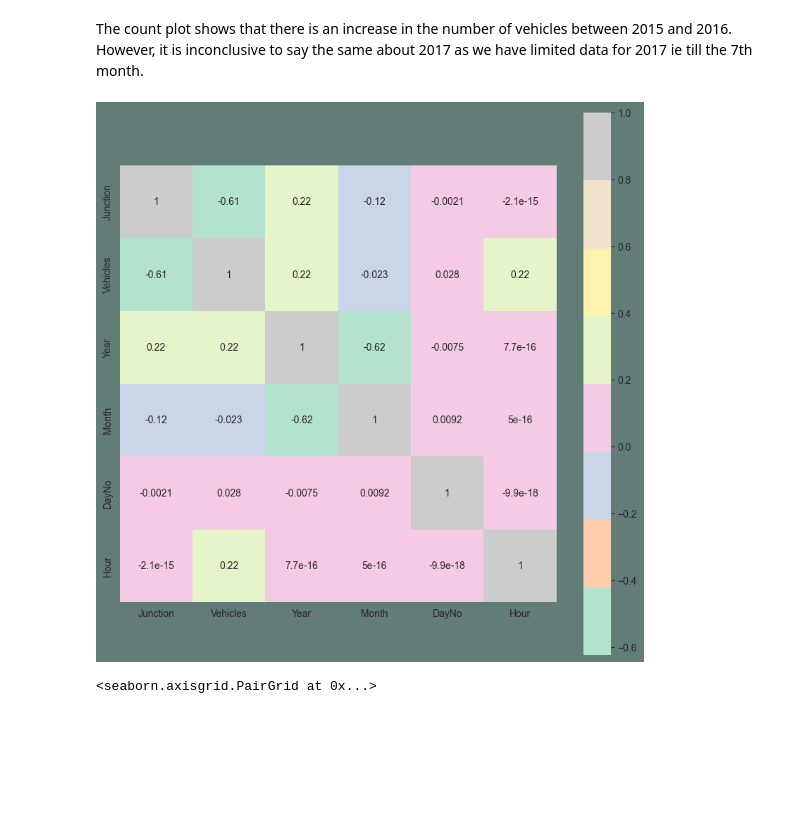
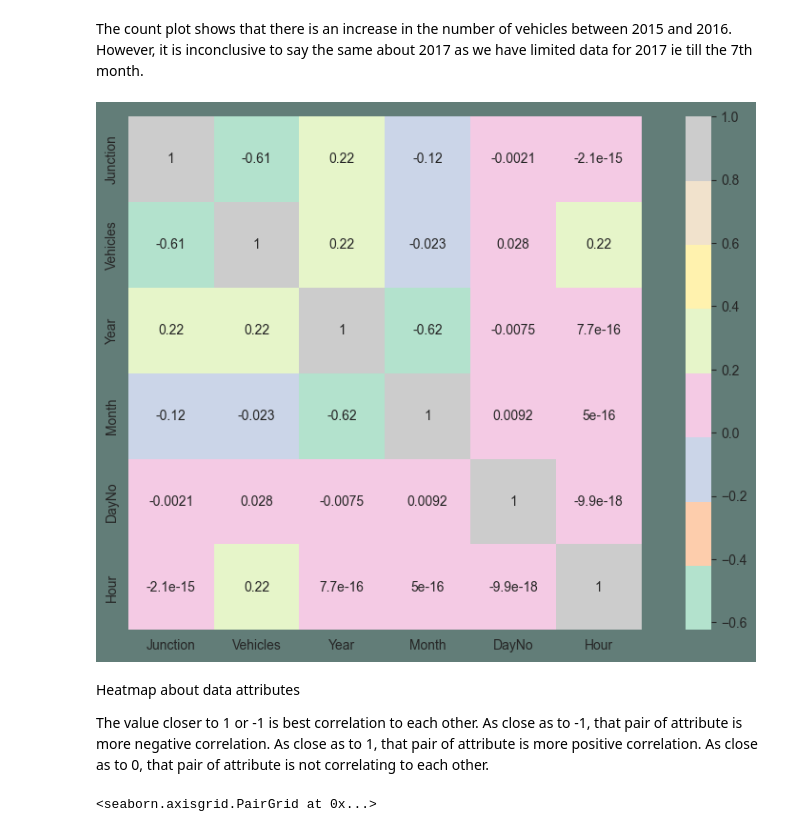
Before and after one commit to yasinsametkaraca/time-series-forecasting, a Jupyter notebook: smart-city/project_lstm.ipynb, the cells around one changed output. Saved outputs shown, nothing was run; the diff lists cells and outputs as text; code cells hidden in the pictures; blank space fills up the shorter version.

```diff
--- a/smart-city/project_lstm.ipynb
+++ b/smart-city/project_lstm.ipynb
@@ -140,13 +140,20 @@ The count plot shows that there is an increase in the number of vehicles between
 # %%
 numeric_columns = df.select_dtypes(include=[np.number])
 
 corrmat = numeric_columns.corr()
 
-plt.subplots(figsize=(10, 10), facecolor="#627D78")
+plt.subplots(figsize=(12, 7), facecolor="#627D78")
 sns.heatmap(corrmat, cmap="Pastel2", annot=True, square=True)
 plt.show()
 # %% [output]
-[figure, old version]
+[figure, new version]
+# %% [markdown]
+Heatmap about data attributes
+
+The value closer to 1 or -1 is best correlation to each other.
+As close as to -1, that pair of attribute is more negative correlation.
+As close as to 1, that pair of attribute is more positive correlation.
+As close as to 0, that pair of attribute is not correlating to each other.
 # %%
 sns.pairplot(data=df, hue= "Junction", palette=colors)
 # %% [output]
```
Also changed, not shown: parts of 10 cells of this notebook.
